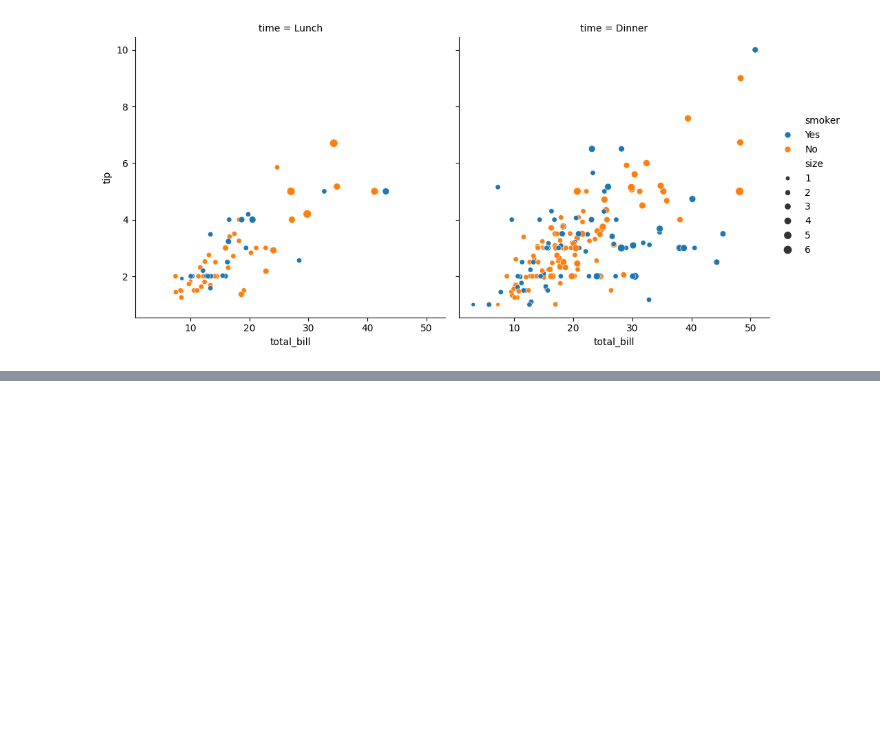
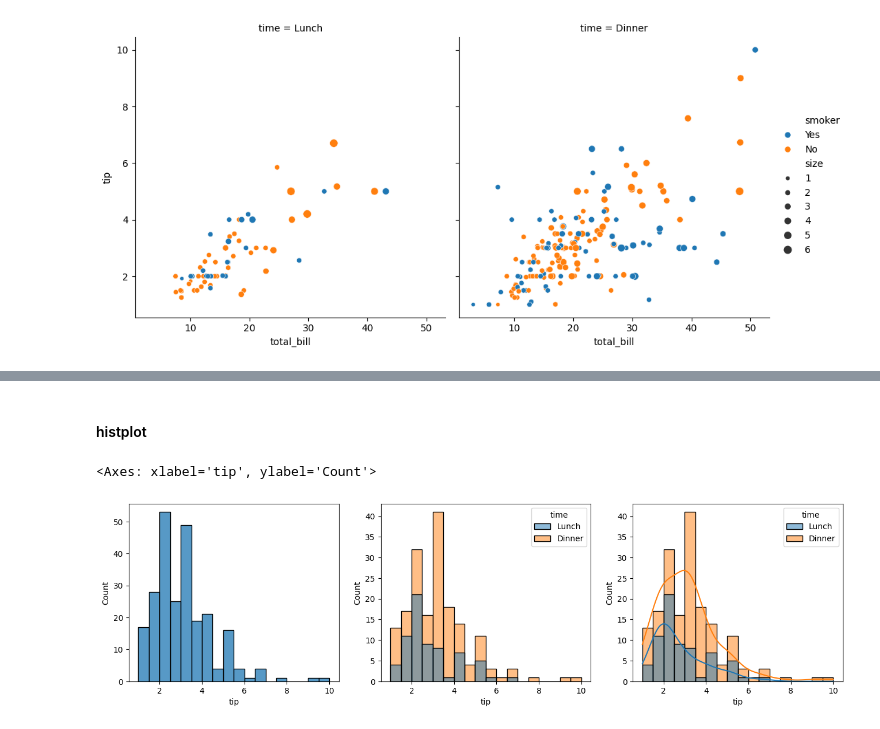
Before and after one commit to Mohammed-Abed-Alkareem/INTELLIGENT-SYSTEMS-LAB, a Jupyter notebook: Exp_2/exp_2.ipynb, the cells around one changed output, grey strips where cells are left out. Cells and saved outputs as stored; diff of their text form; code cells hidden in the pictures; blank space fills up the shorter version.

```diff
--- a/Exp_2/exp_2.ipynb
+++ b/Exp_2/exp_2.ipynb
@@ -159,0 +232,12 @@ sns.relplot(data=tips,
+# %% [markdown]
+#### histplot
+# %%
+fig, axs = plt.subplots(figsize=(16, 4),ncols=3)
+#Create histograms displaying the distribution of tip values
+sns.histplot(data=tips, x="tip", ax=axs[0])
+#Create histograms displaying the distribution of tip values based on the time␣ of day
+sns.histplot(data=tips, x="tip", hue="time",ax=axs[1])
+sns.histplot(data=tips, x="tip", hue="time",ax=axs[2], kde=True)
+# %% [output]
+<Axes: xlabel='tip', ylabel='Count'>
+[figure, added]
```
Also changed, not shown: parts of 32 cells of this notebook.
